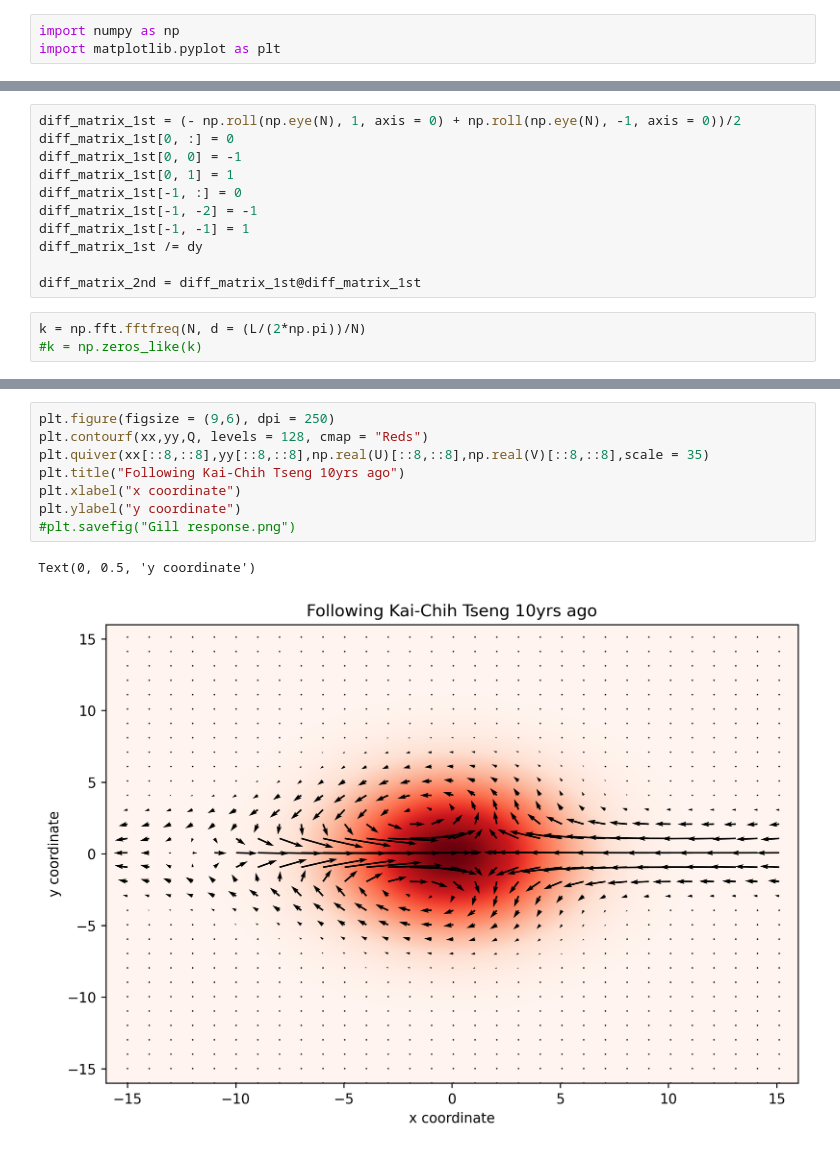
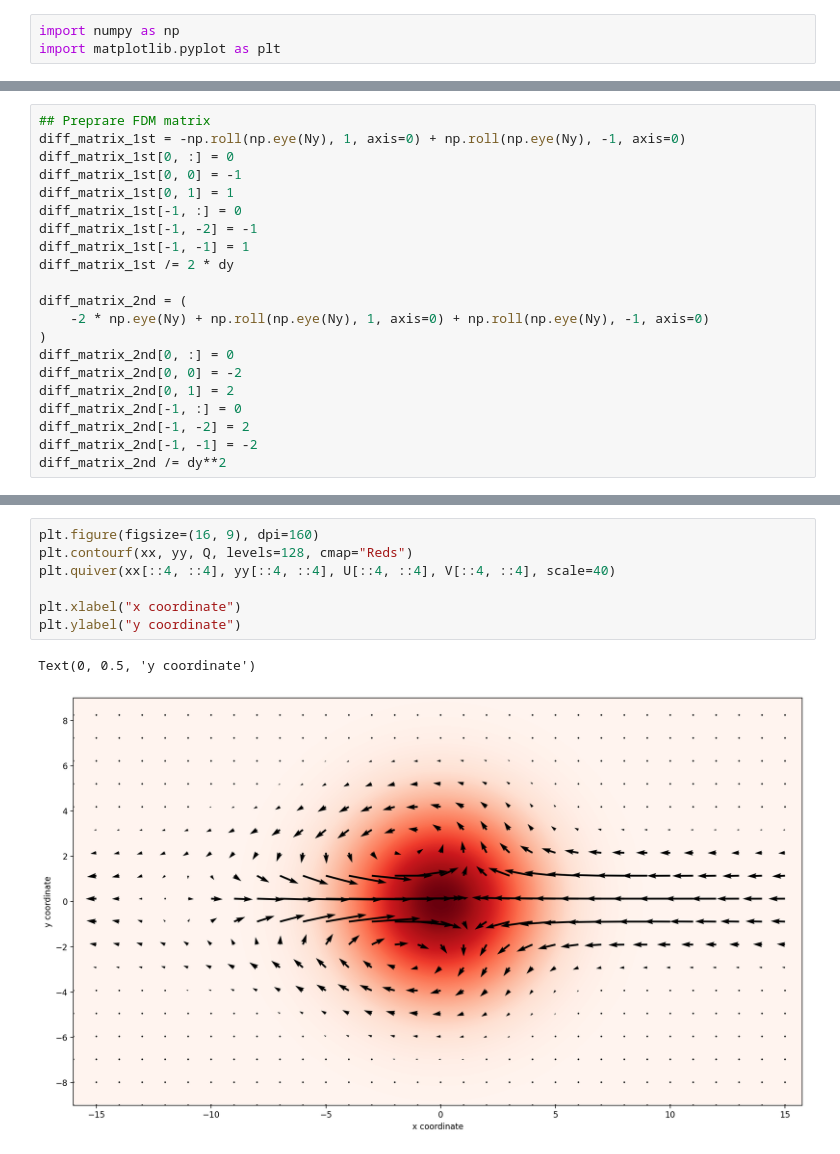
Before and after one commit to PeterLin54088/Miscellaneous, a Jupyter notebook: Example-GillResponse.ipynb, the cells around one changed output, grey strips where cells are left out. Saved outputs shown, nothing was run; the diff lists cells and outputs as text.

Commit message:
fix: 2nd FDM error
Revise Gill problem and add complete equation from
papers

Update FDM method and fix 2nd FDM bug

```diff
--- a/Example-GillResponse.ipynb
+++ b/Example-GillResponse.ipynb
@@ -56,14 +107,21 @@ plt.contourf(xx,yy,Q, levels = 32, cmap = "Reds")
 # %%
-diff_matrix_1st = (- np.roll(np.eye(N), 1, axis = 0) + np.roll(np.eye(N), -1, axis = 0))/2
+## Preprare FDM matrix
+diff_matrix_1st = -np.roll(np.eye(Ny), 1, axis=0) + np.roll(np.eye(Ny), -1, axis=0)
 diff_matrix_1st[0, :] = 0
 diff_matrix_1st[0, 0] = -1
 diff_matrix_1st[0, 1] = 1
 diff_matrix_1st[-1, :] = 0
 diff_matrix_1st[-1, -2] = -1
 diff_matrix_1st[-1, -1] = 1
-diff_matrix_1st /= dy
+diff_matrix_1st /= 2 * dy
 
-diff_matrix_2nd = diff_matrix_1st@diff_matrix_1st
+diff_matrix_2nd = (
+    -2 * np.eye(Ny) + np.roll(np.eye(Ny), 1, axis=0) + np.roll(np.eye(Ny), -1, axis=0)
+)
+diff_matrix_2nd[0, :] = 0
+diff_matrix_2nd[0, 0] = -2
+diff_matrix_2nd[0, 1] = 2
+diff_matrix_2nd[-1, :] = 0
+diff_matrix_2nd[-1, -2] = 2
+diff_matrix_2nd[-1, -1] = -2
+diff_matrix_2nd /= dy**2
-# %%
-k = np.fft.fftfreq(N, d = (L/(2*np.pi))/N)
-#k = np.zeros_like(k)
@@ -103,11 +153,10 @@ for i in range(N):
 # %%
-plt.figure(figsize = (9,6), dpi = 250)
-plt.contourf(xx,yy,Q, levels = 128, cmap = "Reds")
-plt.quiver(xx[::8,::8],yy[::8,::8],np.real(U)[::8,::8],np.real(V)[::8,::8],scale = 35)
-plt.title("Following Kai-Chih Tseng 10yrs ago")
+plt.figure(figsize=(16, 9), dpi=160)
+plt.contourf(xx, yy, Q, levels=128, cmap="Reds")
+plt.quiver(xx[::4, ::4], yy[::4, ::4], U[::4, ::4], V[::4, ::4], scale=40)
+
 plt.xlabel("x coordinate")
 plt.ylabel("y coordinate")
-#plt.savefig("Gill response.png")
 # %% [output]
 Text(0, 0.5, 'y coordinate')
-[figure, old version]
+[figure, new version]
```
Also changed, not shown: parts of 7 cells of this notebook.
